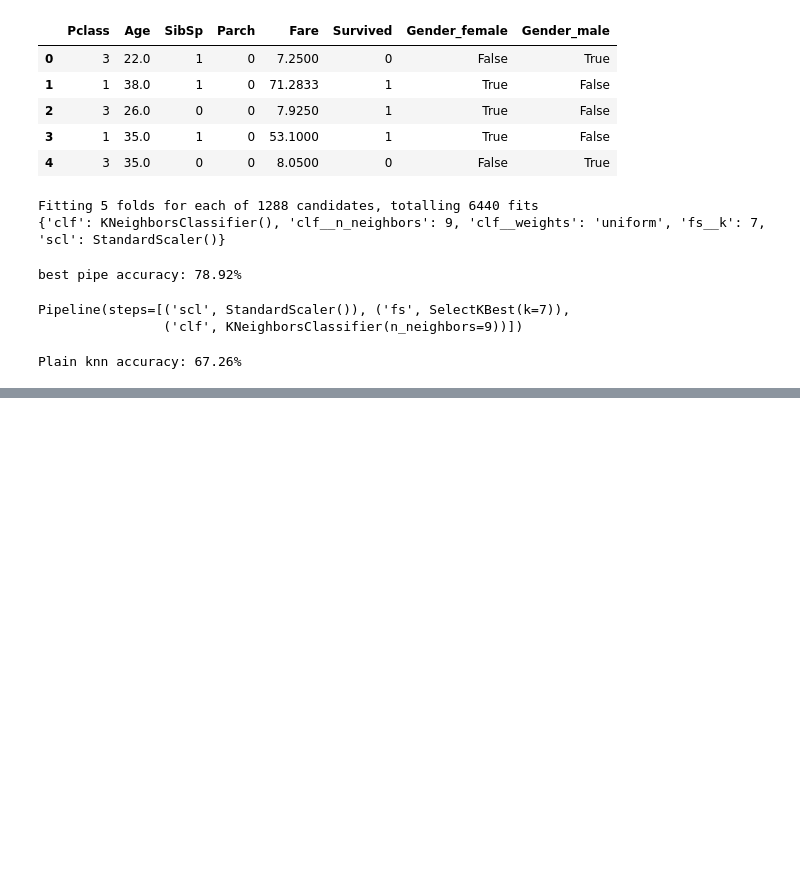
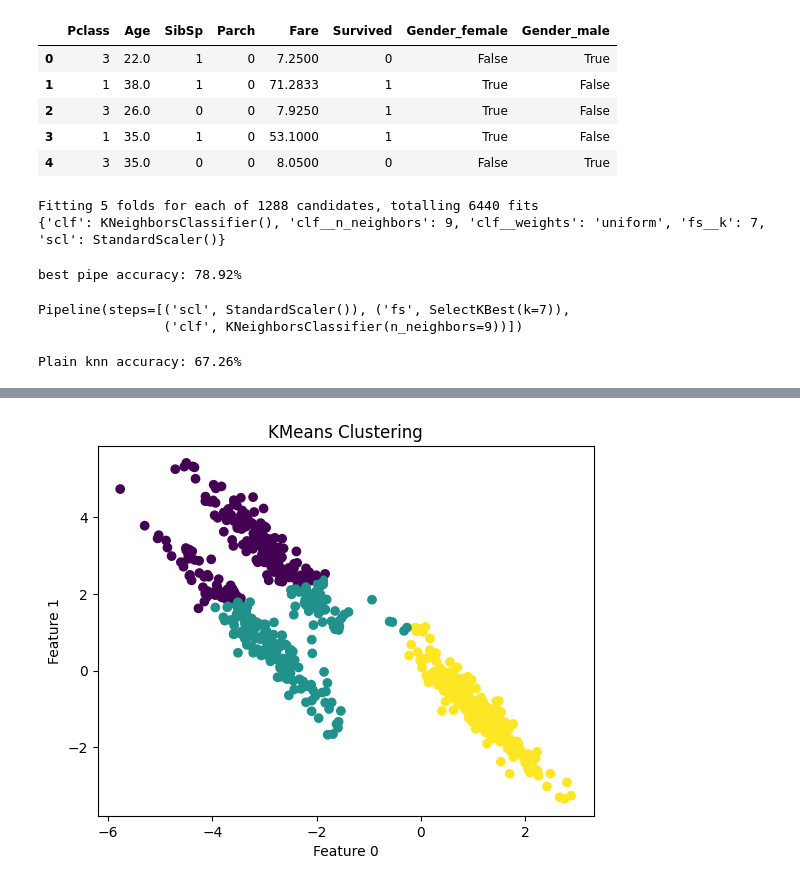
Before and after one commit to wooihaw/mlpy_27aug2024, a Jupyter notebook: day3.ipynb, the cells around one changed output, grey strips where cells are left out. Cells and saved outputs as stored; diff of their text form; code cells hidden in the pictures; blank space fills up the shorter version.

```diff
--- a/day3.ipynb
+++ b/day3.ipynb
@@ -218,0 +276,10 @@ Plain knn accuracy: 67.26%
+# %%
+km = KMeans(n_clusters=3).fit(X)
+
+plt.scatter(X['Feature 0'], X['Feature 1'], c=km.labels_)
+plt.xlabel("Feature 0")
+plt.ylabel("Feature 1")
+plt.title("KMeans Clustering")
+plt.show()
+# %% [output]
+[figure, added]
```
Also changed, not shown: parts of 10 cells of this notebook, 12 other files.
